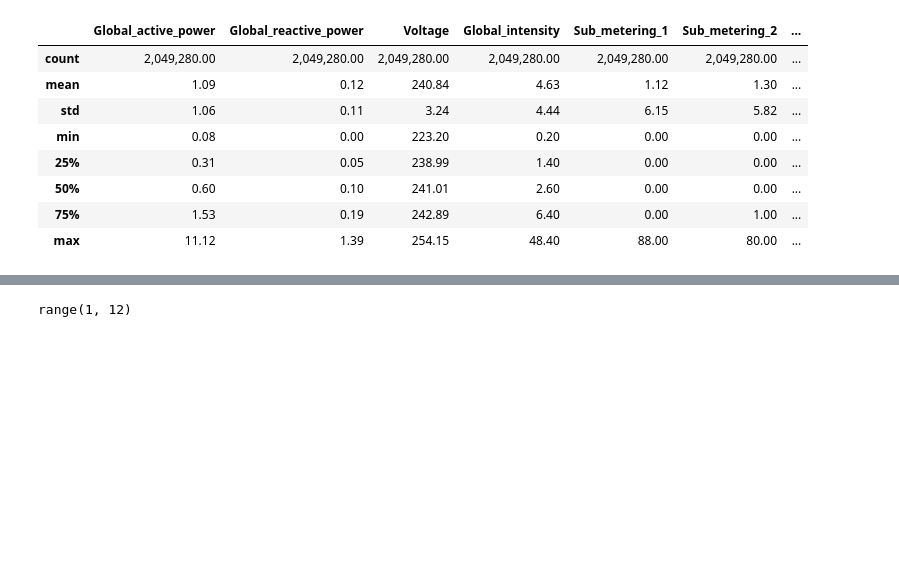
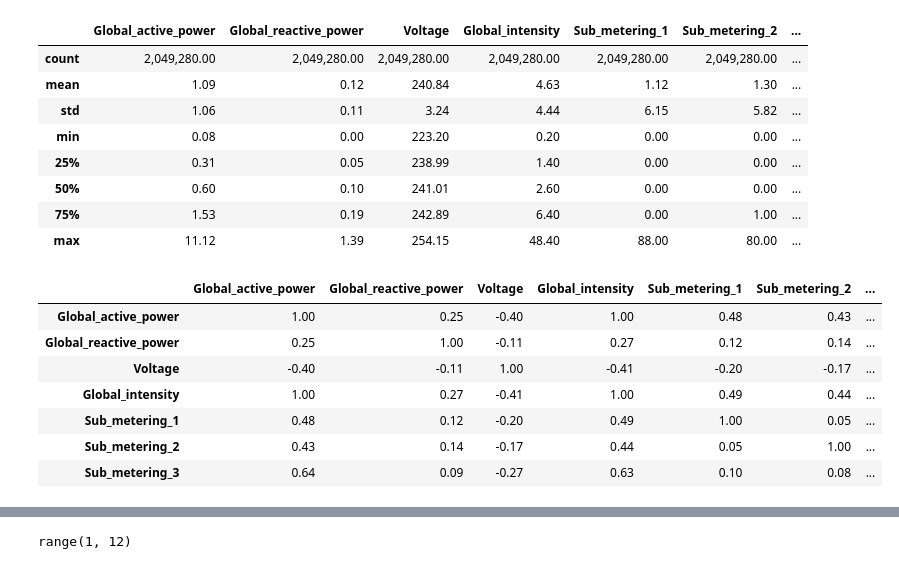
Before and after one commit to matheusmello-o/electric-power-consumption, a Jupyter notebook: clustering-users.ipynb, the cells around one changed output, grey strips where cells are left out. Saved outputs shown, nothing was run; the diff lists cells and outputs as text; code cells hidden in the pictures; blank space fills up the shorter version.

```diff
--- a/clustering-users.ipynb
+++ b/clustering-users.ipynb
@@ -130,3 +129,14 @@ df.describe()
 | 50% | 0.60 | 0.10 | 241.01 | 2.60 | 0.00 | 0.00 | ... |
 | 75% | 1.53 | 0.19 | 242.89 | 6.40 | 0.00 | 1.00 | ... |
 | max | 11.12 | 1.39 | 254.15 | 48.40 | 88.00 | 80.00 | ... |
+# %%
+df.corr()
+# %% [output]
+|  | Global_active_power | Global_reactive_power | Voltage | Global_intensity | Sub_metering_1 | Sub_metering_2 | ... |
+| Global_active_power | 1.00 | 0.25 | -0.40 | 1.00 | 0.48 | 0.43 | ... |
+| Global_reactive_power | 0.25 | 1.00 | -0.11 | 0.27 | 0.12 | 0.14 | ... |
+| Voltage | -0.40 | -0.11 | 1.00 | -0.41 | -0.20 | -0.17 | ... |
+| Global_intensity | 1.00 | 0.27 | -0.41 | 1.00 | 0.49 | 0.44 | ... |
+| Sub_metering_1 | 0.48 | 0.12 | -0.20 | 0.49 | 1.00 | 0.05 | ... |
+| Sub_metering_2 | 0.43 | 0.14 | -0.17 | 0.44 | 0.05 | 1.00 | ... |
+| Sub_metering_3 | 0.64 | 0.09 | -0.27 | 0.63 | 0.10 | 0.08 | ... |
```
Also changed, not shown: parts of 26 cells of this notebook.
